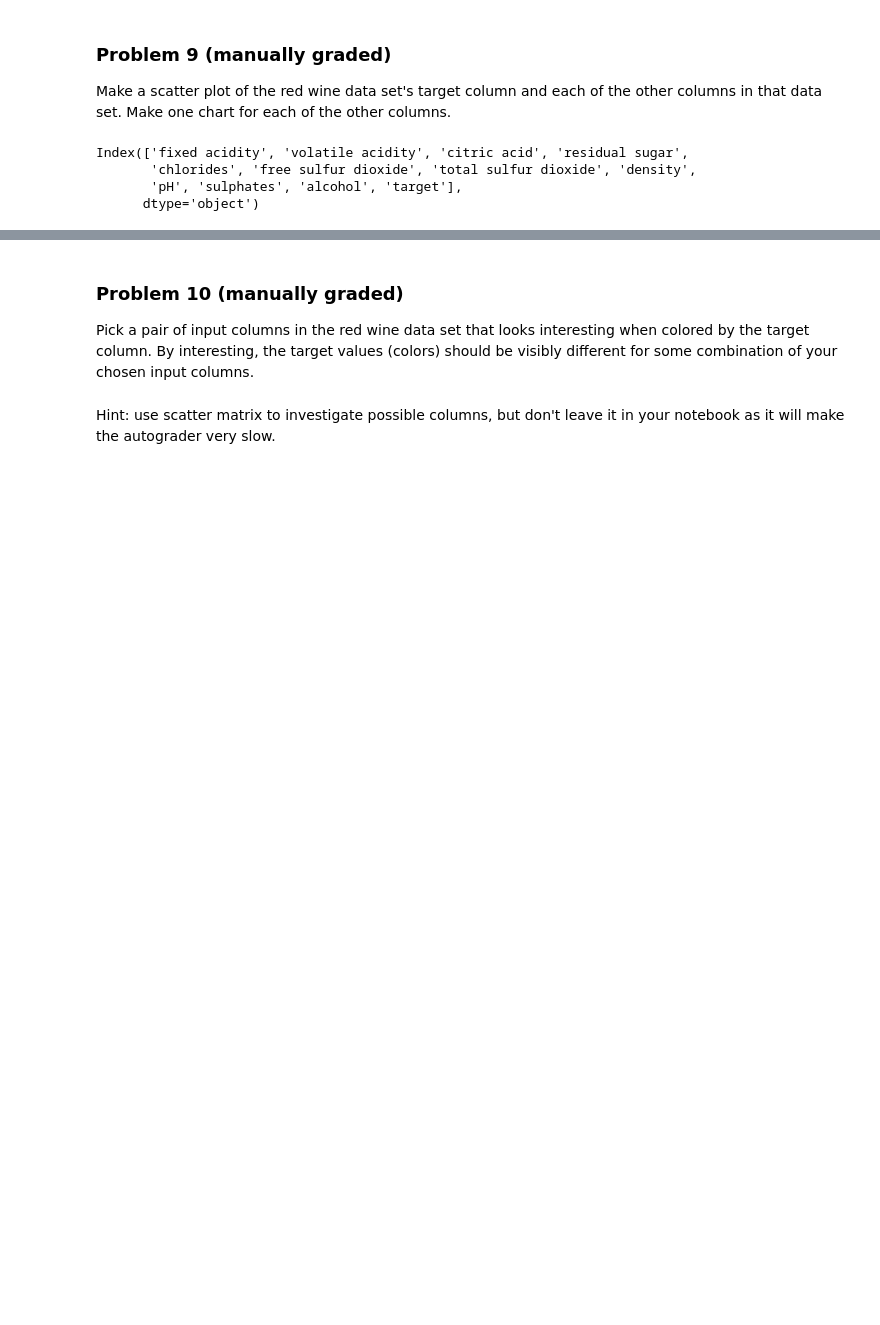
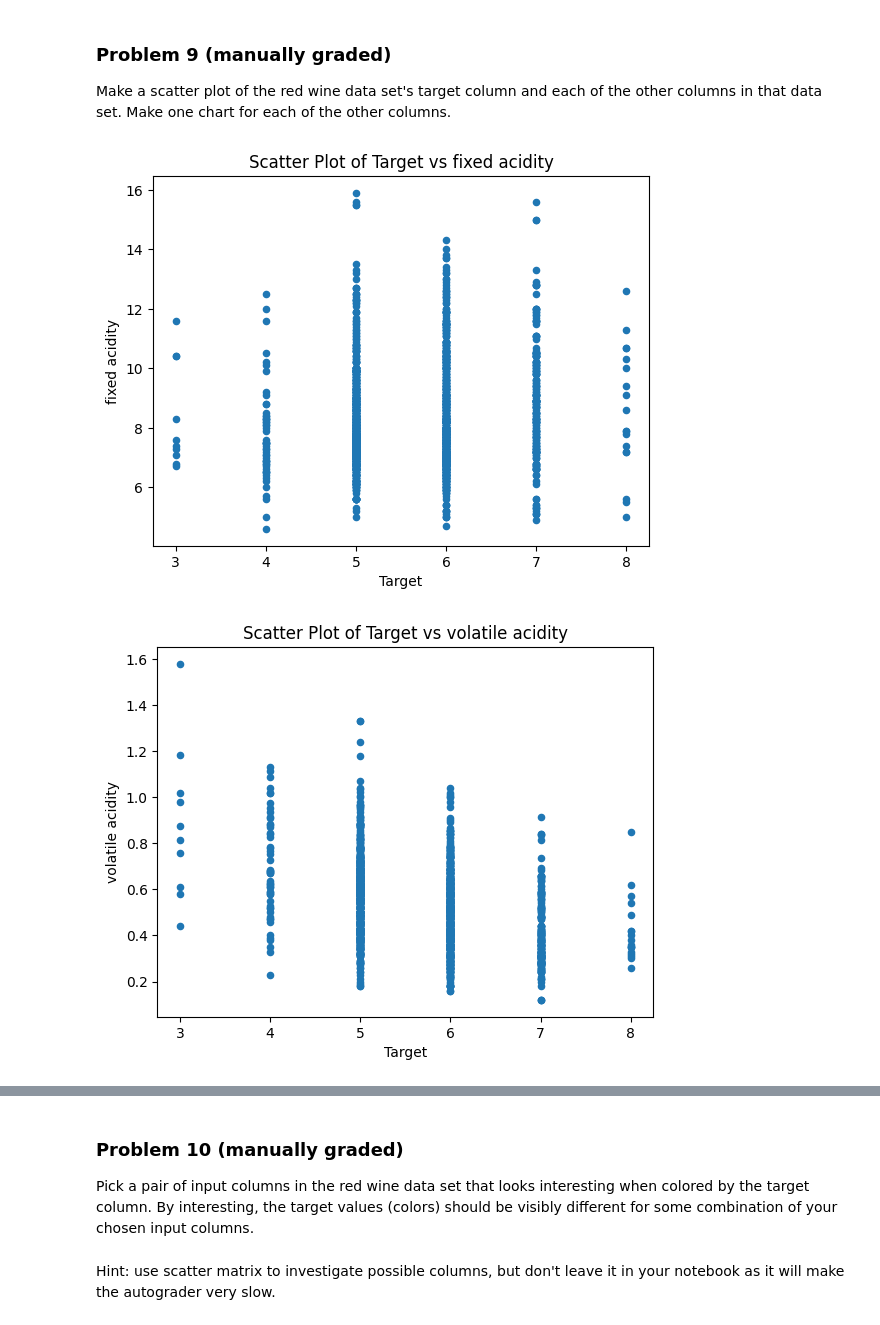
Before and after one commit to JonG-2025/dx602-homework-10, a Jupyter notebook: homework.ipynb, the cells around one changed output, grey strips where cells are left out. Drawn from its saved outputs; the diff is of its cells as text; code cells hidden in the pictures; blank space fills up the shorter version.

```diff
--- a/homework.ipynb
+++ b/homework.ipynb
@@ -174,12 +174,16 @@ plt.show()
 
 Make a scatter plot of the red wine data set's target column and each of the other columns in that data set.
 Make one chart for each of the other columns.
-# %%
-# YOUR CHANGES HERE
-
-red_wine.columns
-# %% [output]
-Index(['fixed acidity', 'volatile acidity', 'citric acid', 'residual sugar',
-       'chlorides', 'free sulfur dioxide', 'total sulfur dioxide', 'density',
-       'pH', 'sulphates', 'alcohol', 'target'],
-      dtype='object')
+# %%
+# YOUR CHANGES HERE
+
+columns_to_plot = [col for col in red_wine.columns if col != 'target']
+
+for col in columns_to_plot:
+    red_wine.plot.scatter(x='target', y=col, title=f'Scatter Plot of Target vs {col}')
+    plt.xlabel('Target')
+    plt.ylabel(col)
+    plt.show()
+# %% [output]
+[figure, added]
+[figure, added]
```
Also changed, not shown: parts of 1 cell of this notebook.
